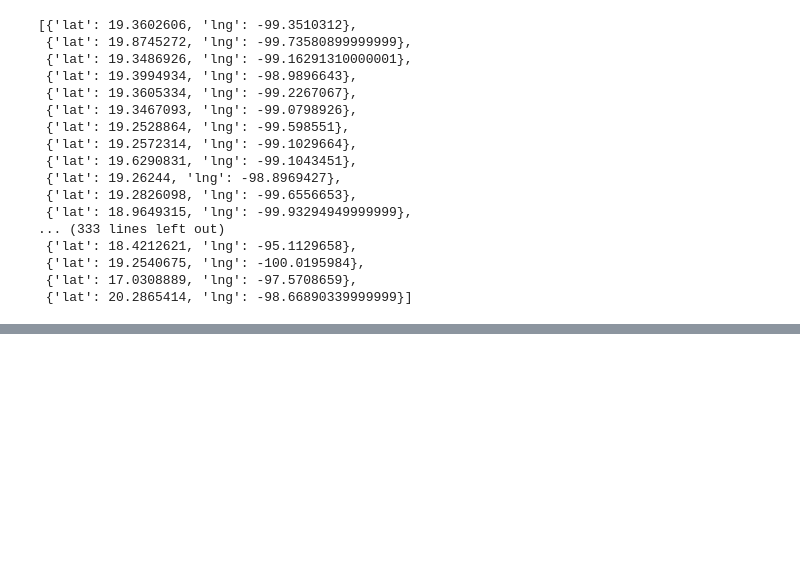
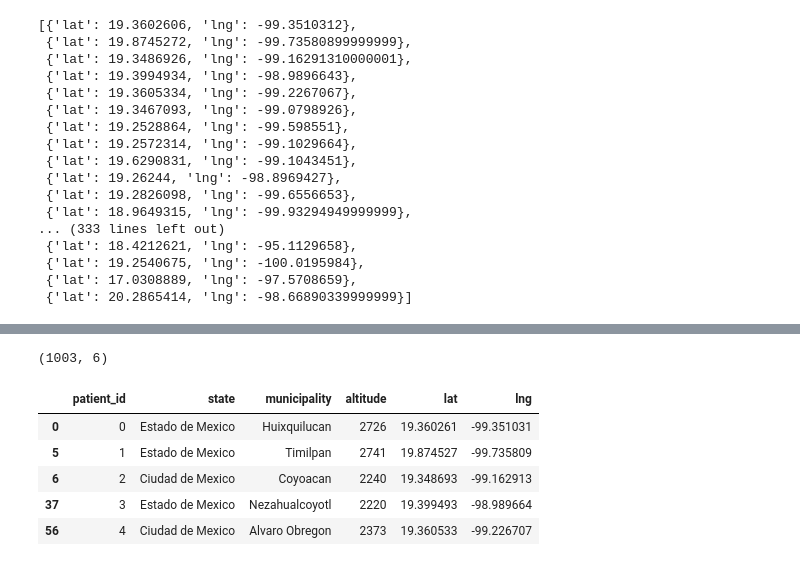
Before and after one commit to DanielaSotoSainz/final_project, a Jupyter notebook: cleaning/clean3/get_coordinates.ipynb, the cells around one changed output, grey strips where cells are left out. Cells and saved outputs as stored; diff of their text form; code cells hidden in the pictures; blank space fills up the shorter version.

```diff
--- a/cleaning/clean3/get_coordinates.ipynb
+++ b/cleaning/clean3/get_coordinates.ipynb
@@ -66,0 +81,14 @@ df.to_csv("./database/clean2/db_origin.csv", index=False)
+# %%
+# Join with patient_data
+patient = pd.read_csv("../../database/clean2/db_patient_origin.csv")
+patient_origin_csv = pd.merge(patient, df).sort_values(by="patient_id").drop(columns=["token"])
+print(patient_origin_csv.shape)
+patient_origin_csv.head()
+# %% [output]
+(1003, 6)
+|  | patient_id | state | municipality | altitude | lat | lng |
+| 0 | 0 | Estado de Mexico | Huixquilucan | 2726 | 19.360261 | -99.351031 |
+| 5 | 1 | Estado de Mexico | Timilpan | 2741 | 19.874527 | -99.735809 |
+| 6 | 2 | Ciudad de Mexico | Coyoacan | 2240 | 19.348693 | -99.162913 |
+| 37 | 3 | Estado de Mexico | Nezahualcoyotl | 2220 | 19.399493 | -98.989664 |
+| 56 | 4 | Ciudad de Mexico | Alvaro Obregon | 2373 | 19.360533 | -99.226707 |
```
Also changed, not shown: parts of 6 cells of this notebook, 4 other files.
